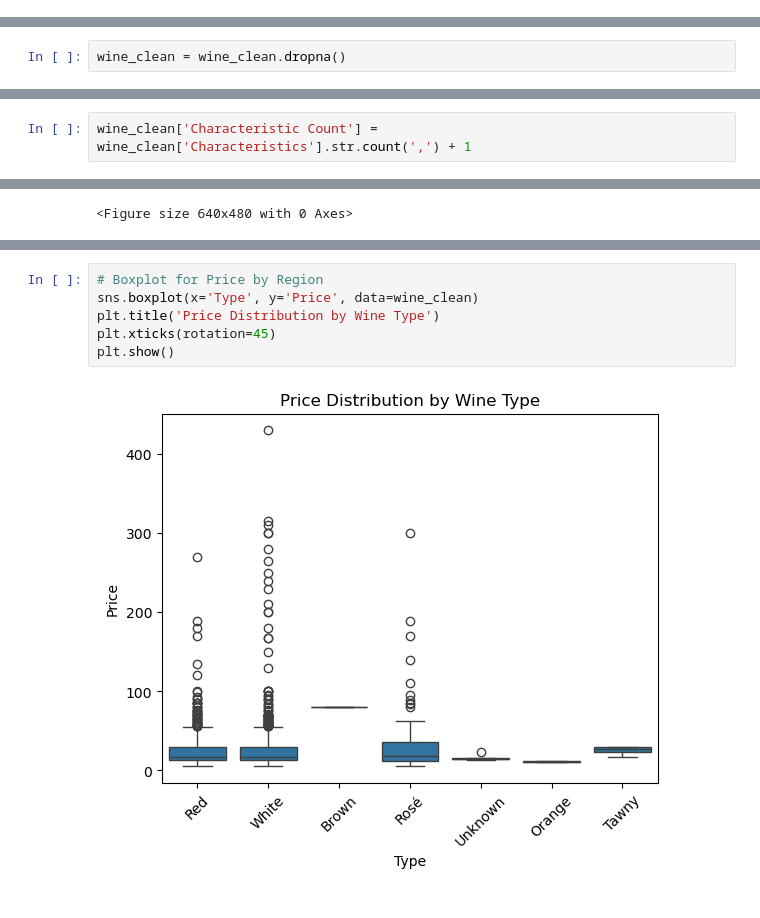
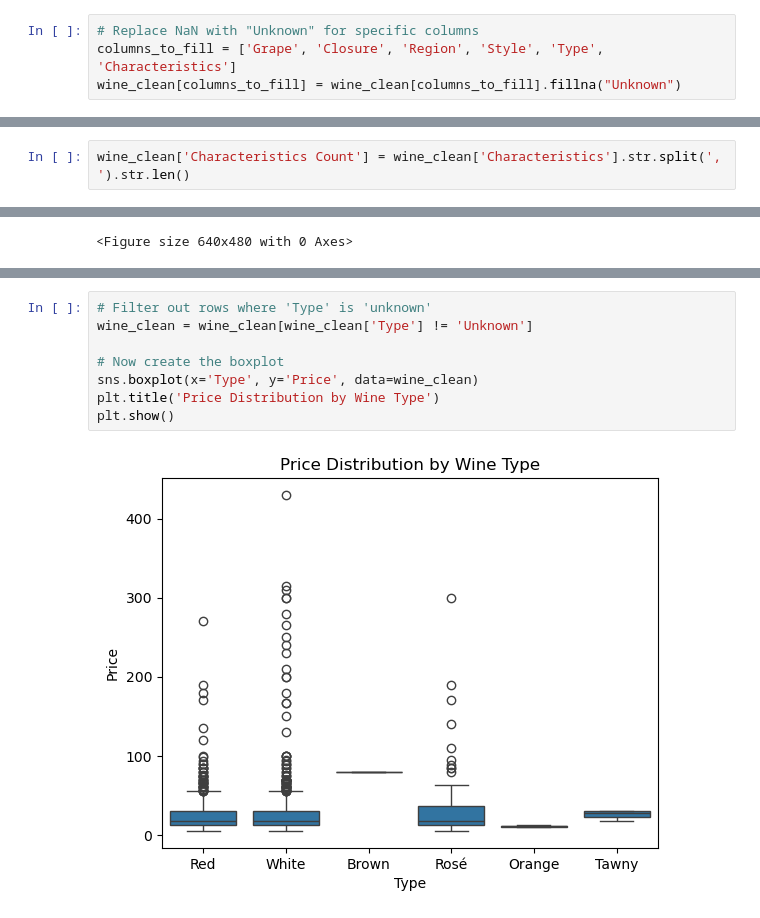
Before and after one commit to lwq1023999/COMP5712-group_coursework, a Jupyter notebook: notebook/Group project.ipynb, the cells around one changed output, grey strips where cells are left out. Cells and saved outputs as stored; diff of their text form.

```diff
--- a/notebook/Group project.ipynb
+++ b/notebook/Group project.ipynb
@@ -335,3 +424,7 @@ wine_clean.loc[mask]
+# %%
+# Replace NaN with "Unknown" for specific columns
+columns_to_fill = ['Grape', 'Closure', 'Region', 'Style', 'Type', 'Characteristics']
+wine_clean[columns_to_fill] = wine_clean[columns_to_fill].fillna("Unknown")
 # %%
 wine_clean.isnull().sum()
 # %% [output]
@@ -352,3 +445 @@ Vintage                     7
 dtype: int64
-# %%
-wine_clean = wine_clean.dropna()
@@ -354,0 +496,2 @@ wine_clean = wine_clean.dropna()
+# %%
+wine_clean['Characteristics Count'] = wine_clean['Characteristics'].str.split(', ').str.len()
@@ -363,2 +564,0 @@ Number of duplicate entries: 0
-# %%
-wine_clean['Characteristic Count'] = wine_clean['Characteristics'].str.count(',') + 1
@@ -498,8 +641,10 @@ Passing `palette` without assigning `hue` is deprecated and will be removed in v
 # %%
-# Boxplot for Price by Region
+# Filter out rows where 'Type' is 'unknown'
+wine_clean = wine_clean[wine_clean['Type'] != 'Unknown']
+
+# Now create the boxplot
 sns.boxplot(x='Type', y='Price', data=wine_clean)
 plt.title('Price Distribution by Wine Type')
-plt.xticks(rotation=45)
 plt.show()
 # %% [output]
-[figure, old version]
+[figure, new version]
```
Also changed, not shown: parts of 56 cells of this notebook.
